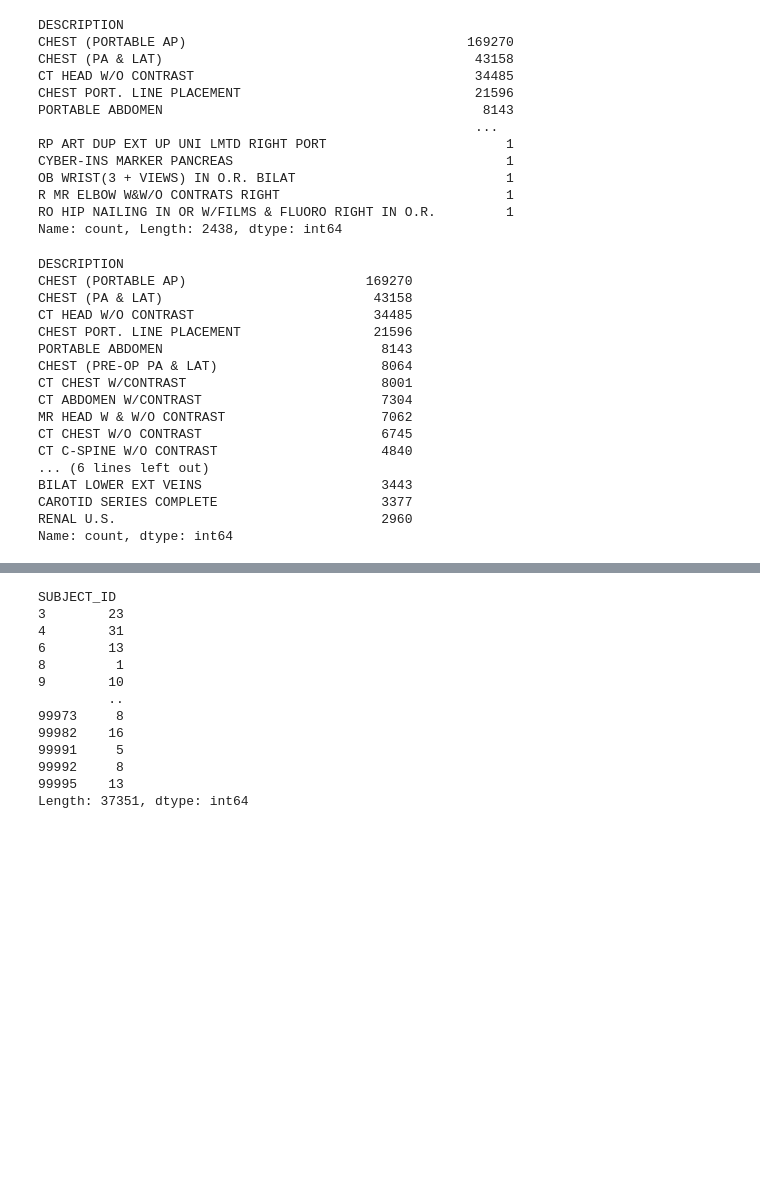
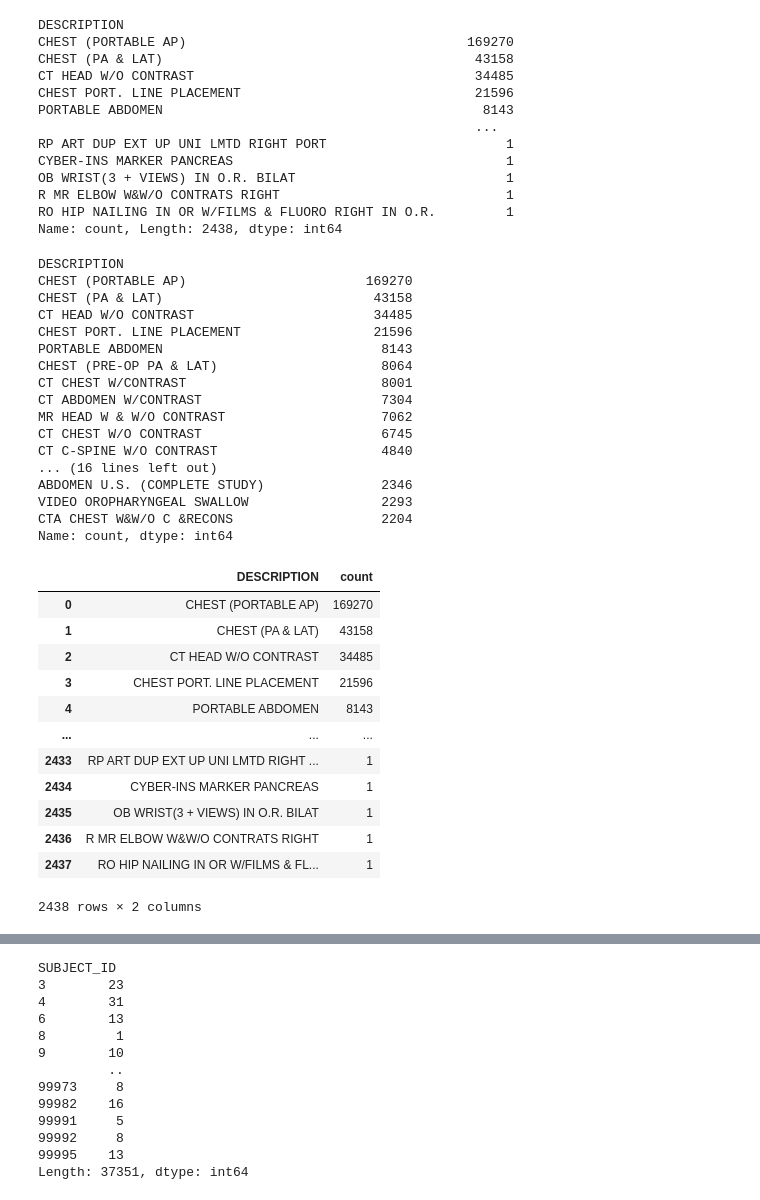
Before and after one commit to hashansl/cosc-526-data-engineering-project, a Jupyter notebook: test_data.ipynb, the cells around one changed output, grey strips where cells are left out. Drawn from its saved outputs; the diff is of its cells as text; code cells hidden in the pictures; blank space fills up the shorter version.

```diff
--- a/test_data.ipynb
+++ b/test_data.ipynb
@@ -86,7 +86,7 @@ R MR ELBOW W&W/O CONTRATS RIGHT                             1
 RO HIP NAILING IN OR W/FILMS & FLUORO RIGHT IN O.R.         1
 Name: count, Length: 2438, dtype: int64
 # %%
-df_radiology['DESCRIPTION'].value_counts().head(20)
+df_radiology['DESCRIPTION'].value_counts().head(30)
 # %% [output]
 DESCRIPTION
 CHEST (PORTABLE AP)                       169270
@@ -100,8 +100,8 @@ CT ABDOMEN W/CONTRAST                       7304
 MR HEAD W & W/O CONTRAST                    7062
 CT CHEST W/O CONTRAST                       6745
 CT C-SPINE W/O CONTRAST                     4840
-... (6 lines left out)
-BILAT LOWER EXT VEINS                       3443
-CAROTID SERIES COMPLETE                     3377
-RENAL U.S.                                  2960
+... (16 lines left out)
+ABDOMEN U.S. (COMPLETE STUDY)               2346
+VIDEO OROPHARYNGEAL SWALLOW                 2293
+CTA CHEST W&W/O C &RECONS                   2204
 Name: count, dtype: int64
@@ -107,0 +111,16 @@ Name: count, dtype: int64
+# %%
+df_radiology_procedures
+# %% [output]
+|  | DESCRIPTION | count |
+| 0 | CHEST (PORTABLE AP) | 169270 |
+| 1 | CHEST (PA & LAT) | 43158 |
+| 2 | CT HEAD W/O CONTRAST | 34485 |
+| 3 | CHEST PORT. LINE PLACEMENT | 21596 |
+| 4 | PORTABLE ABDOMEN | 8143 |
+| ... | ... | ... |
+| 2433 | RP ART DUP EXT UP UNI LMTD RIGHT ... | 1 |
+| 2434 | CYBER-INS MARKER PANCREAS | 1 |
+| 2435 | OB WRIST(3 + VIEWS) IN O.R. BILAT | 1 |
+| 2436 | R MR ELBOW W&W/O CONTRATS RIGHT | 1 |
+| 2437 | RO HIP NAILING IN OR W/FILMS & FL... | 1 |
+2438 rows × 2 columns
```
Also changed, not shown: parts of 7 cells of this notebook.
